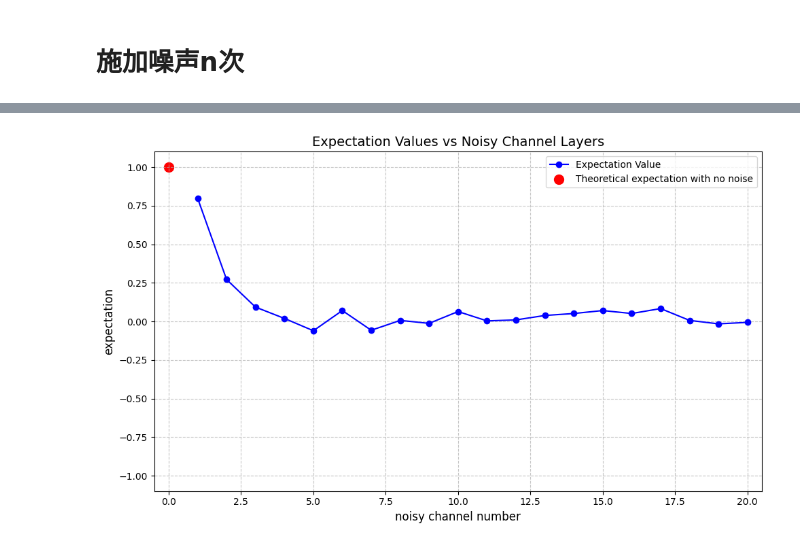
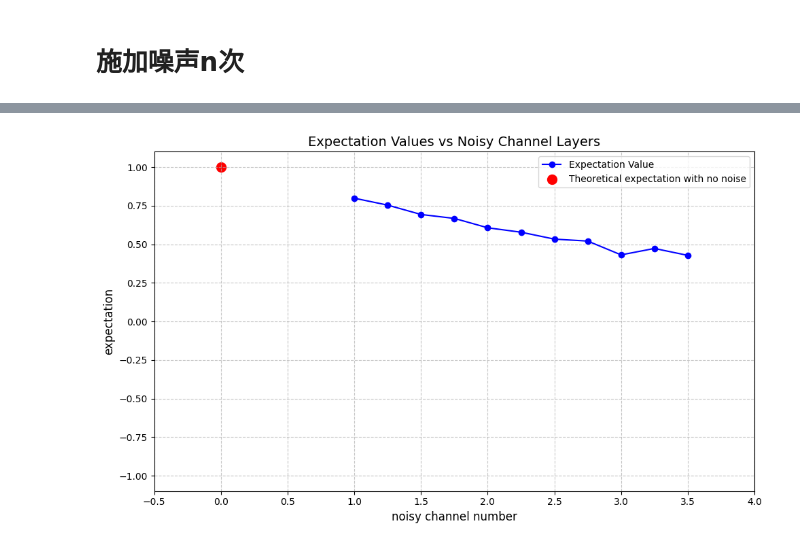
Before and after one commit to YixuanFu06/sparking-quantum-error-mitigation, a Jupyter notebook: question3/noise_learning_cz.ipynb, the cells around one changed output, grey strips where cells are left out. Saved outputs shown, nothing was run; the diff lists cells and outputs as text; code cells hidden in the pictures.

Commit message:
expectation_noisyChannel plot revised

```diff
--- a/question3/noise_learning_cz.ipynb
+++ b/question3/noise_learning_cz.ipynb
@@ -478,5 +513,5 @@ ZZ:  0.000  0.125  0.125  0.000  0.125  0.000  0.000  0.125  0.125  0.000  0.000
 # %%
-lam = M_plus @ (-np.log(f_list)/2)
+lam = M_inv @ (-np.log(f_list)/2)
 w = (1 + np.exp(-2 * lam)) / 2
 print(w)
 # %% [output]
@@ -487,8 +522,11 @@ print(w)
 # 施加噪声n次
 # %%
 def expectation_n_noisy_channel_cz(observable=[3,3], n_noise=1):
+    # n_noise: int, 噪声channel层数,需要>=1，可以是小数
+    n_noise_int = int(n_noise)
+    n_noise_frac = n_noise - n_noise_int
     # observable = [3,3]默认输出zz基下的期望值
-    # n_noise: int, 噪声channel层数
+
     # 泡利算符映射
     pauli_keys = ['i', 'x', 'y', 'z']
     obs_dict = {pauli_keys[observable[0]]: [0], pauli_keys[observable[1]]: [1]}
@@ -510,31 +548,46 @@ def expectation_n_noisy_channel_cz(observable=[3,3], n_noise=1):
     c = prepare_pauli_word_plus_state(observable)
     # 在for循环后的cz门已经是带有噪声的了，所以如果不随即加入pauli word门，则噪声只作用于最后的cz门，相当于n_noise=1
     # 因此for循环的次数为n_noise-1
-    for _ in range(n_noise-1):
+
+    if n_noise < 0 or 0 < n_noise < 1: #如果n_noise小于1
+        raise ValueError('noised channel layer cannot be less than 1 (the gate itself is with error) or less than 0')
+    # 处理小数次噪声
+    if n_noise_frac > 1e-6: #如果小数部分大于1e-6
         for i in range(4):
             for j in range(4):
                 n = 4*i+j
                 rand = np.random.rand()
-                if rand > w[n]: #以(1-w[n])的概率施加pauli word门，表示噪声
+                if rand < n_noise_frac*(1-w[n]): #以n_noise_frac*(1-w[n])的概率施加pauli word门，表示噪声
                     pauli_gate_funcs[i](c, 0)
                     pauli_gate_funcs[j](c, 1)
+
+    # 处理整数次噪声
+    if n_noise_int >= 2: #如果整数部分大于等于2
+        for _ in range(n_noise_int-1):
+            for i in range(4):
+                for j in range(4):
+                    n = 4*i+j
+                    rand = np.random.rand()
+                    if rand < (1-w[n]): #以(1-w[n])的概率施加pauli word门，表示噪声
+                        pauli_gate_funcs[i](c, 0)
+                        pauli_gate_funcs[j](c, 1)
+
     # 添加 CZ 门
     c.cz(0, 1)
     # 添加噪声,虽然看起来对所有门（包括pauli words）都添加了噪声，但实际上噪声只作用于 CZ 门（因为噪声模拟器只作用于2比特门）
-    if n_noise >= 1:
+    if n_noise != 0:
         c = noise_sim(c)
-    else:
-        pass
     # 计算期望值
     return c.expectation_ps(**obs_dict)
 # %%
 simu_num = 500 # 每个n_noise的模拟次数,由于noise的产生是pauli word gate以一定概率在电路中出现，因此需要多次模拟取平均
 expectation_n_noisy_channel_cz_list = []
-for n in range(1, 21):
+n_noise_list = np.arange(1, 3.75, 0.25) # n_noise的范围从1到3.5，步长为0.25(不包括最后一个元素)
+for n_noise in n_noise_list:
     expectation_avg = 0
     for _ in range(simu_num):
-        expectation = expectation_n_noisy_channel_cz(n_noise=n)
+        expectation = expectation_n_noisy_channel_cz(n_noise=n_noise)
         expectation_avg += expectation / simu_num
     expectation_n_noisy_channel_cz_list.append(expectation_avg)
-    print(f"n={n}, expectation={expectation_avg}")
+    print(f"n={n_noise}, expectation={expectation_avg}")
 # %% [output]
@@ -562,37 +606,37 @@ n=20, expectation=(-0.006387200355529788+0j)
 import matplotlib.pyplot as plt
 
 # 生成横轴数据 (index+1)
-x_values = [i+1 for i in range(len(expectation_n_noisy_channel_cz_list))]
+x_values = n_noise_list
 y_values = np.real(expectation_n_noisy_channel_cz_list)
 
 # 创建图表
 plt.figure(figsize=(10, 6))  # 设置图表大小
 
 # 绘制折线图
 plt.plot(x_values, y_values,
          marker='o', linestyle='-', color='b', label='Expectation Value')
 
 # 添加红色点 (0, 1)
 theor_exp = np.real(expectation_n_noisy_channel_cz(observable=[3,3], n_noise=0))
 plt.scatter(0, theor_exp, color='red', s=100, label='Theoretical expectation with no noise')
 
 # 设置坐标轴范围
 plt.xlim(-0.5, max(x_values)+0.5)  # 让x=0的点可见
 plt.ylim(-1.1, 1.1)  # y轴固定在-1到1
 
 # 添加标题和标签
 plt.title('Expectation Values vs Noisy Channel Layers', fontsize=14)
 plt.xlabel('noisy channel number', fontsize=12)
 plt.ylabel('expectation', fontsize=12)
 
 # 添加网格和标签
 plt.grid(True, linestyle='--', alpha=0.7)
 plt.legend()
 
 # 自动调整布局
 plt.tight_layout()
 
 # 显示图表
 plt.show()
 # %% [output]
-[figure, old version]
+[figure, new version]
```
Also changed, not shown: parts of 8 cells of this notebook.
